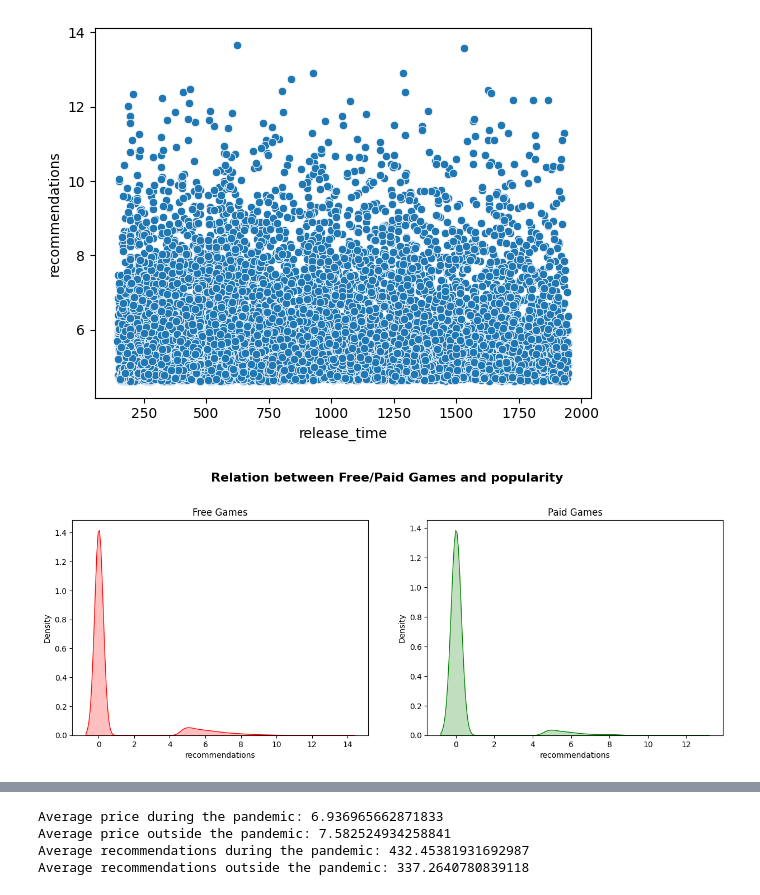
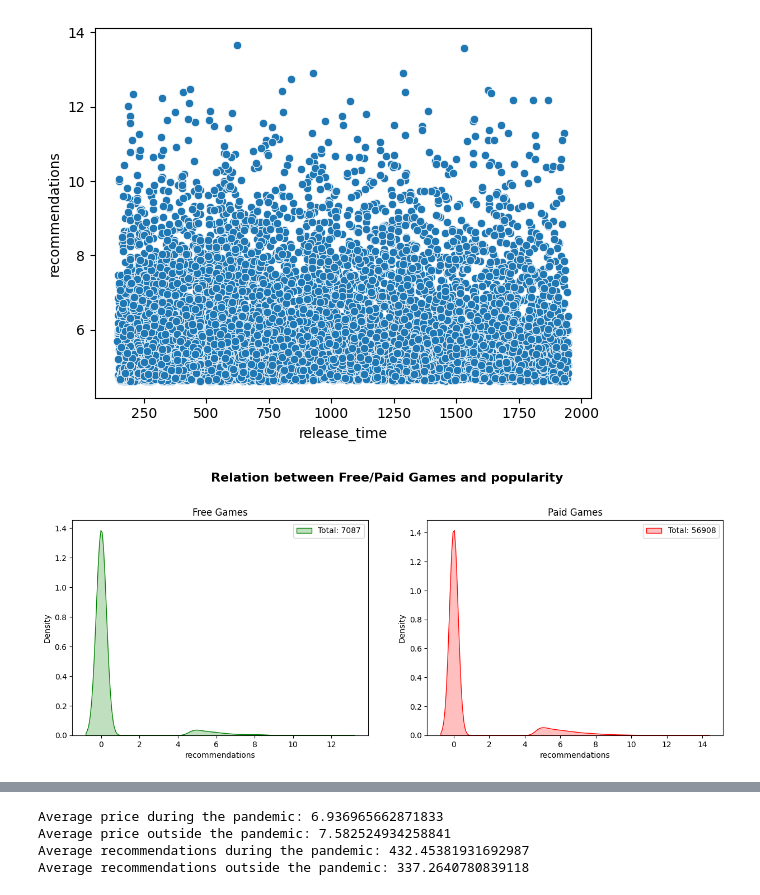
Before and after one commit to MCAlberto55/steam-games-analysis, a Jupyter notebook: notebooks/eda_analysis.ipynb, the cells around one changed output, grey strips where cells are left out. Saved outputs shown, nothing was run; the diff lists cells and outputs as text; code cells hidden in the pictures.

Commit message:
improve analysis of Free and Paid games

```diff
--- a/notebooks/eda_analysis.ipynb
+++ b/notebooks/eda_analysis.ipynb
@@ -243,18 +249,23 @@ sns.scatterplot(data=data_test[popular_games], x='release_time', y='recommendati
 <Axes: xlabel='release_time', ylabel='recommendations'>
 [figure]
 # %%
-# Relation between Free/Paid Games and popularity (recommendations)
-f2p = data_test['price'] != 0
+# Relation between Free/Paid Games popularity
+f2p = data_test['price'] == 0
+free_games = data_test[f2p]
+paid_games = data_test[~f2p]
+
 
 fig, axes = plt.subplots(1, 2, figsize=(15, 5))
 fig.suptitle('Relation between Free/Paid Games and popularity', fontsize=16, fontweight='bold', y=1.05)
 
-sns.kdeplot(data_test[f2p]['recommendations'], ax=axes[0], fill=True, color="red")
+sns.kdeplot(free_games['recommendations'], ax=axes[0], fill=True, color="green", label=f"Total: {len(free_games)}")
 axes[0].set_title("Free Games")
+axes[0].legend()
 
-sns.kdeplot(data_test[~f2p]['recommendations'], ax=axes[1], fill=True, color="green")
+sns.kdeplot(paid_games['recommendations'], ax=axes[1], fill=True, color="red", label=f"Total: {len(paid_games)}")
 axes[1].set_title("Paid Games")
+axes[1].legend()
 
 plt.show()
 # %% [output]
-[figure, old version]
+[figure, new version]
```
Also changed, not shown: parts of 3 cells of this notebook.
